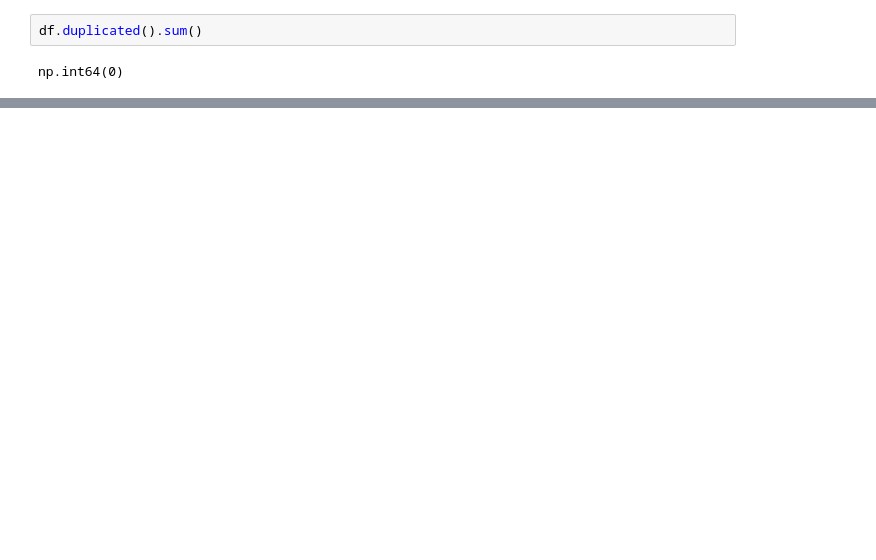
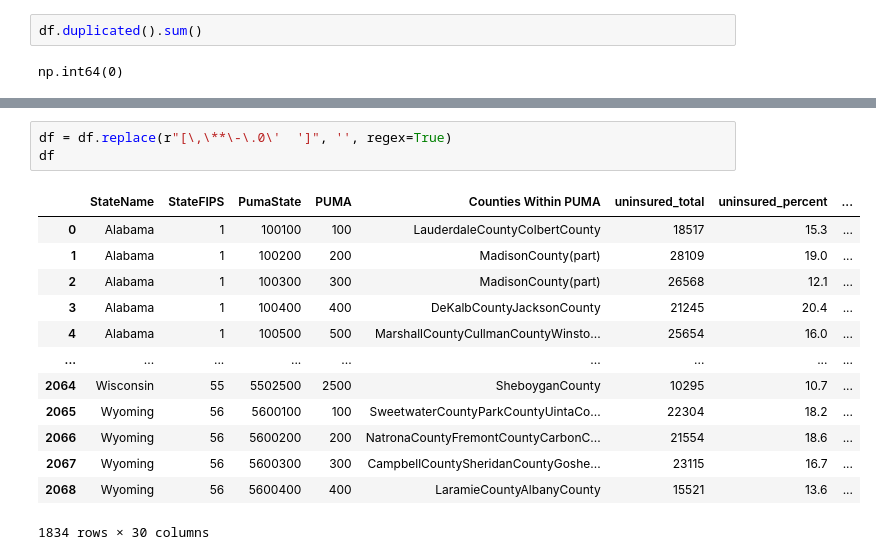
Before and after one commit to menmtayl/Non_Insured_Population, a Jupyter notebook: data.ipynb, the cells around one changed output, grey strips where cells are left out. Cells and saved outputs as stored; diff of their text form; blank space fills up the shorter version.

```diff
--- a/data.ipynb
+++ b/data.ipynb
@@ -328,0 +394,17 @@ ValueError: Unable to parse string " 7,349 " at position 0
+# %%
+df = df.replace(r"[\,\**\-\.0\'  ']", '', regex=True)
+df
+# %% [output]
+|  | StateName | StateFIPS | PumaState | PUMA | Counties Within PUMA | uninsured_total | uninsured_percent | ... |
+| 0 | Alabama | 1 | 100100 | 100 | LauderdaleCountyColbertCounty | 18517 | 15.3 | ... |
+| 1 | Alabama | 1 | 100200 | 200 | MadisonCounty(part) | 28109 | 19.0 | ... |
+| 2 | Alabama | 1 | 100300 | 300 | MadisonCounty(part) | 26568 | 12.1 | ... |
+| 3 | Alabama | 1 | 100400 | 400 | DeKalbCountyJacksonCounty | 21245 | 20.4 | ... |
+| 4 | Alabama | 1 | 100500 | 500 | MarshallCountyCullmanCountyWinsto... | 25654 | 16.0 | ... |
+| ... | ... | ... | ... | ... | ... | ... | ... | ... |
+| 2064 | Wisconsin | 55 | 5502500 | 2500 | SheboyganCounty | 10295 | 10.7 | ... |
+| 2065 | Wyoming | 56 | 5600100 | 100 | SweetwaterCountyParkCountyUintaCo... | 22304 | 18.2 | ... |
+| 2066 | Wyoming | 56 | 5600200 | 200 | NatronaCountyFremontCountyCarbonC... | 21554 | 18.6 | ... |
+| 2067 | Wyoming | 56 | 5600300 | 300 | CampbellCountySheridanCountyGoshe... | 23115 | 16.7 | ... |
+| 2068 | Wyoming | 56 | 5600400 | 400 | LaramieCountyAlbanyCounty | 15521 | 13.6 | ... |
+1834 rows × 30 columns
```
Also changed, not shown: parts of 29 cells of this notebook.
